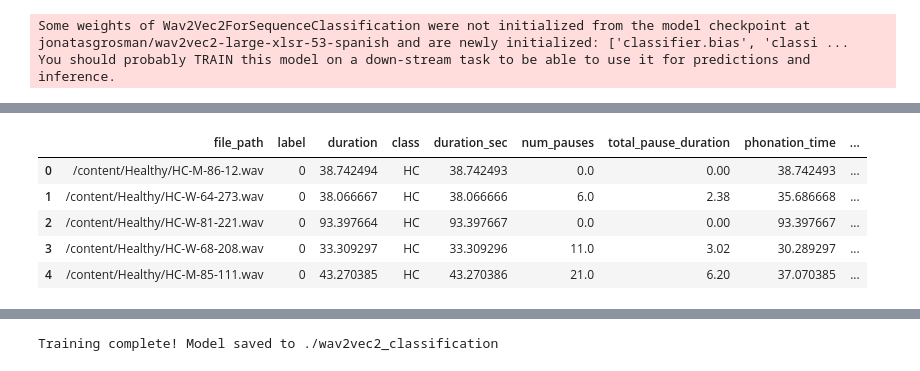
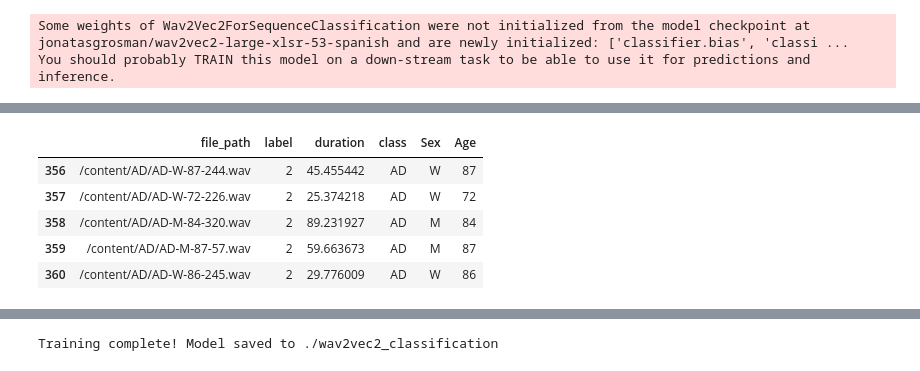
Before and after one commit to alfonsohera/stci, a Jupyter notebook: Notebooks/proto.ipynb, the cells around one changed output, grey strips where cells are left out. Drawn from its saved outputs; the diff is of its cells as text; code cells hidden in the pictures.

Commit message:
Addition of age/sex features to the dataset (extracted from each file's name)

```diff
--- a/Notebooks/proto.ipynb
+++ b/Notebooks/proto.ipynb
@@ -459,15 +460,0 @@ prosodic_features = data_df["file_path"].apply(extract_prosodic_features)
-# %%
-# Convert the extracted feature arrays into separate columns
-prosodic_df = pd.DataFrame(prosodic_features.tolist(), columns=features)
-# Merge the extracted features with the main DataFrame
-data_df = pd.concat([data_df, prosodic_df], axis=1)
-# Drop duplicate columns (keep only one occurrence of each feature)
-data_df = data_df.loc[:, ~data_df.columns.duplicated()]
-data_df.head()
-# %% [output]
-|  | file_path | label | duration | class | duration_sec | num_pauses | total_pause_duration | phonation_time | ... |
-| 0 | /content/Healthy/HC-M-86-12.wav | 0 | 38.742494 | HC | 38.742493 | 0.0 | 0.00 | 38.742493 | ... |
-| 1 | /content/Healthy/HC-W-64-273.wav | 0 | 38.066667 | HC | 38.066666 | 6.0 | 2.38 | 35.686668 | ... |
-| 2 | /content/Healthy/HC-W-81-221.wav | 0 | 93.397664 | HC | 93.397667 | 0.0 | 0.00 | 93.397667 | ... |
-| 3 | /content/Healthy/HC-W-68-208.wav | 0 | 33.309297 | HC | 33.309296 | 11.0 | 3.02 | 30.289297 | ... |
-| 4 | /content/Healthy/HC-M-85-111.wav | 0 | 43.270385 | HC | 43.270386 | 21.0 | 6.20 | 37.070385 | ... |
@@ -473,0 +479,12 @@ data_df.head()
+# %%
+
+#data_df = pd.concat([data_df, age_sex_df], axis=1)
+data_df = data_df.loc[:, ~data_df.columns.duplicated()]
+data_df.tail()
+# %% [output]
+|  | file_path | label | duration | class | Sex | Age |
+| 356 | /content/AD/AD-W-87-244.wav | 2 | 45.455442 | AD | W | 87 |
+| 357 | /content/AD/AD-W-72-226.wav | 2 | 25.374218 | AD | W | 72 |
+| 358 | /content/AD/AD-M-84-320.wav | 2 | 89.231927 | AD | M | 84 |
+| 359 | /content/AD/AD-M-87-57.wav | 2 | 59.663673 | AD | M | 87 |
+| 360 | /content/AD/AD-W-86-245.wav | 2 | 29.776009 | AD | W | 86 |
```
Also changed, not shown: parts of 10 cells of this notebook.
